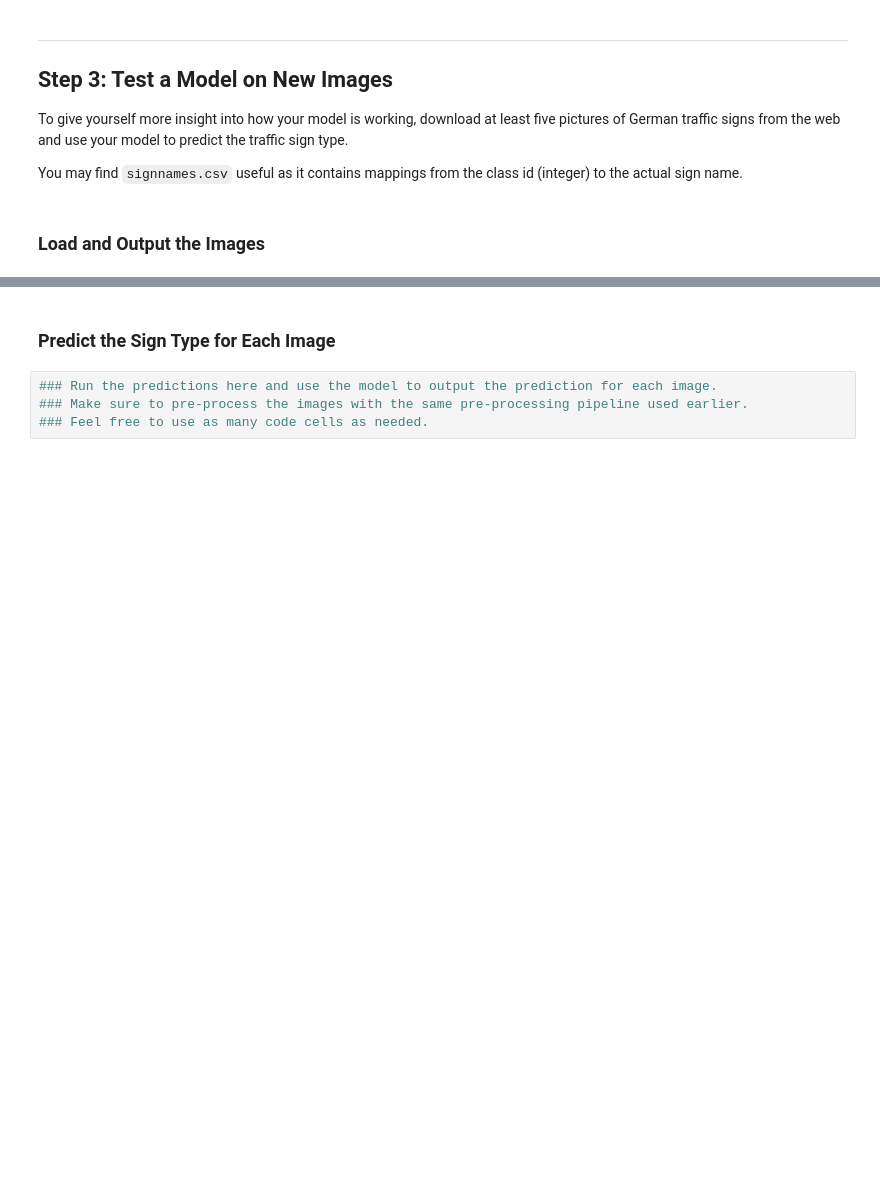
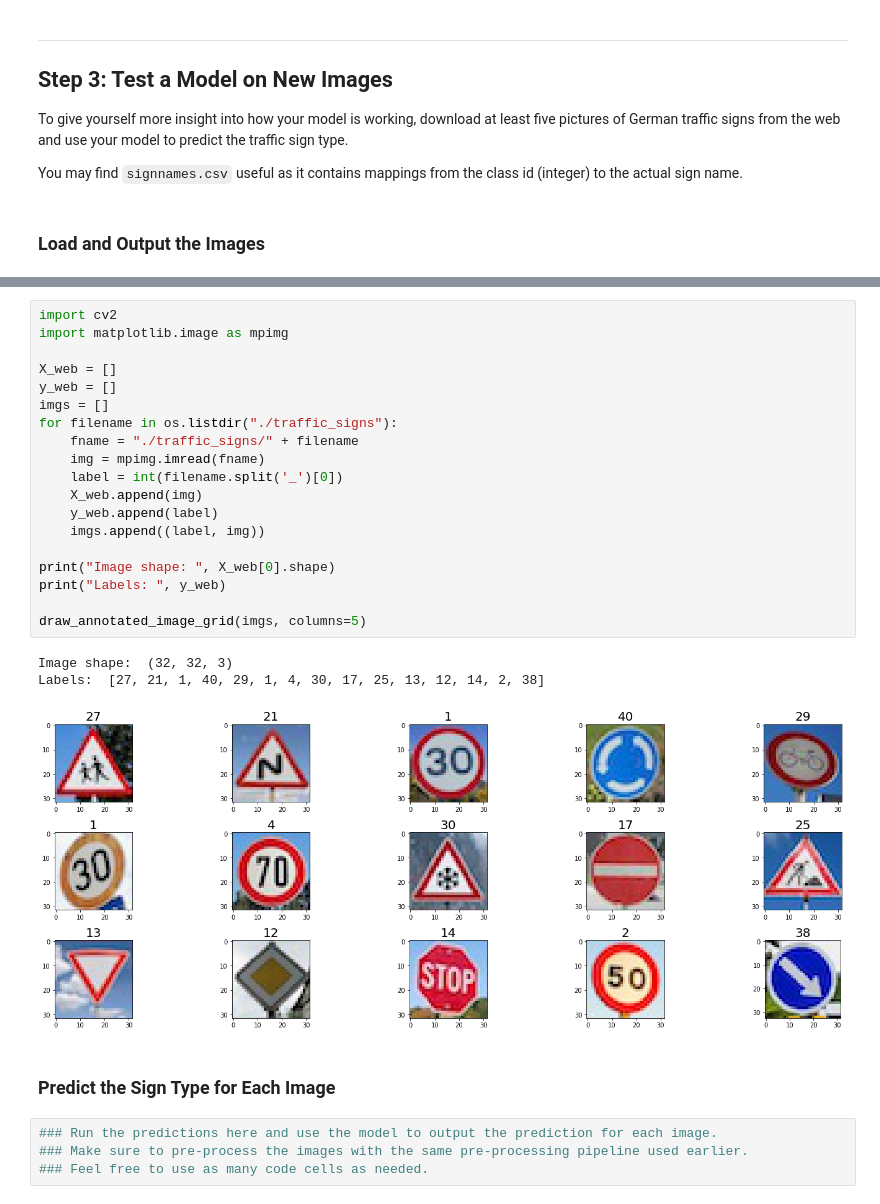
Before and after one commit to nyukhalov/CarND-Traffic-Sign-Classifier-Project, a Jupyter notebook: Traffic_Sign_Classifier.ipynb, the cells around one changed output, grey strips where cells are left out. Cells and saved outputs as stored; diff of their text form; blank space fills up the shorter version.

```diff
--- a/Traffic_Sign_Classifier.ipynb
+++ b/Traffic_Sign_Classifier.ipynb
@@ -374,3 +487,26 @@ You may find `signnames.csv` useful as it contains mappings from the class id (i
+# %%
+import cv2
+import matplotlib.image as mpimg
+
+X_web = []
+y_web = []
+imgs = []
+for filename in os.listdir("./traffic_signs"):
+    fname = "./traffic_signs/" + filename
+    img = mpimg.imread(fname)
+    label = int(filename.split('_')[0])
+    X_web.append(img)
+    y_web.append(label)
+    imgs.append((label, img))
+
+print("Image shape: ", X_web[0].shape)
+print("Labels: ", y_web)
+
+draw_annotated_image_grid(imgs, columns=5)
+# %% [output]
+Image shape:  (32, 32, 3)
+Labels:  [27, 21, 1, 40, 29, 1, 4, 30, 17, 25, 13, 12, 14, 2, 38]
+[figure, added]
 # %% [markdown]
 ### Predict the Sign Type for Each Image
 # %%
```
Also changed, not shown: parts of 11 cells of this notebook, 15 other files.
